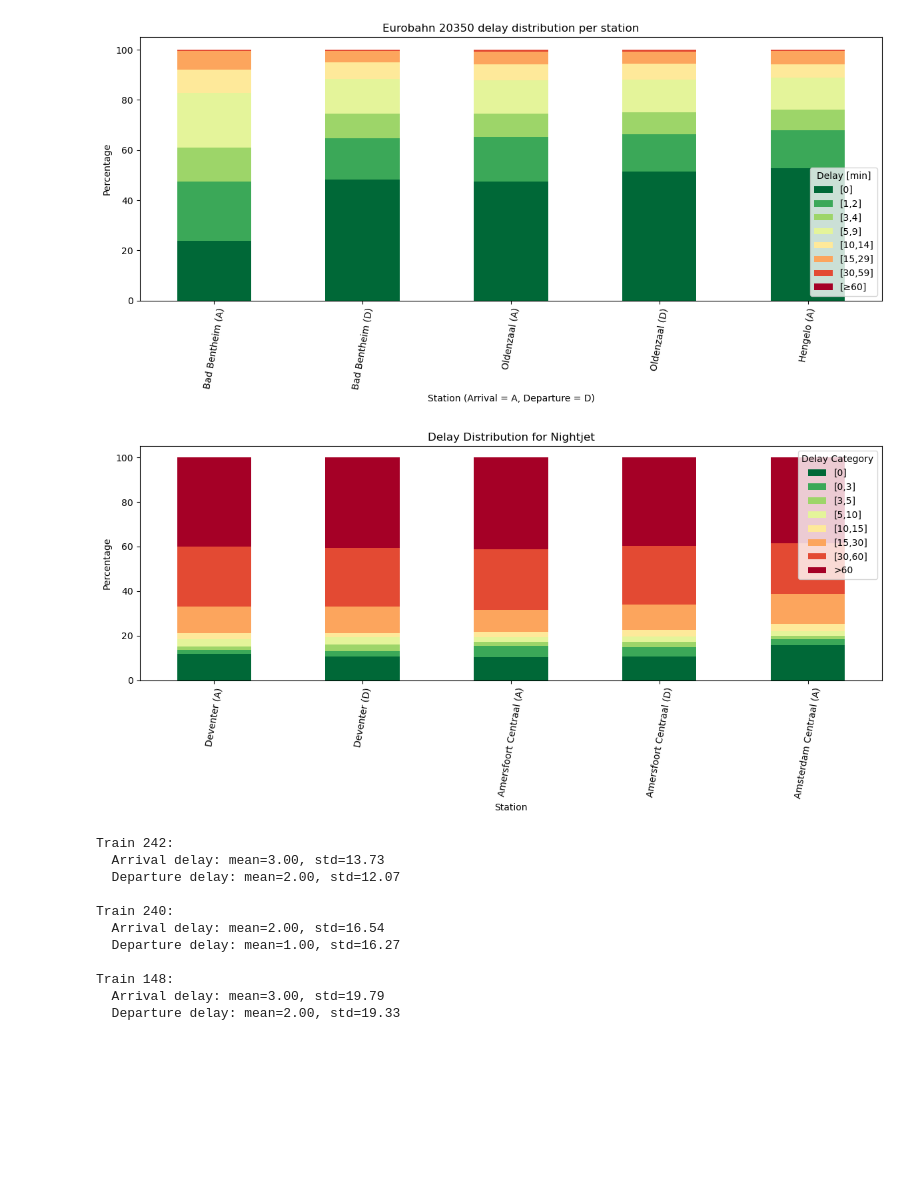
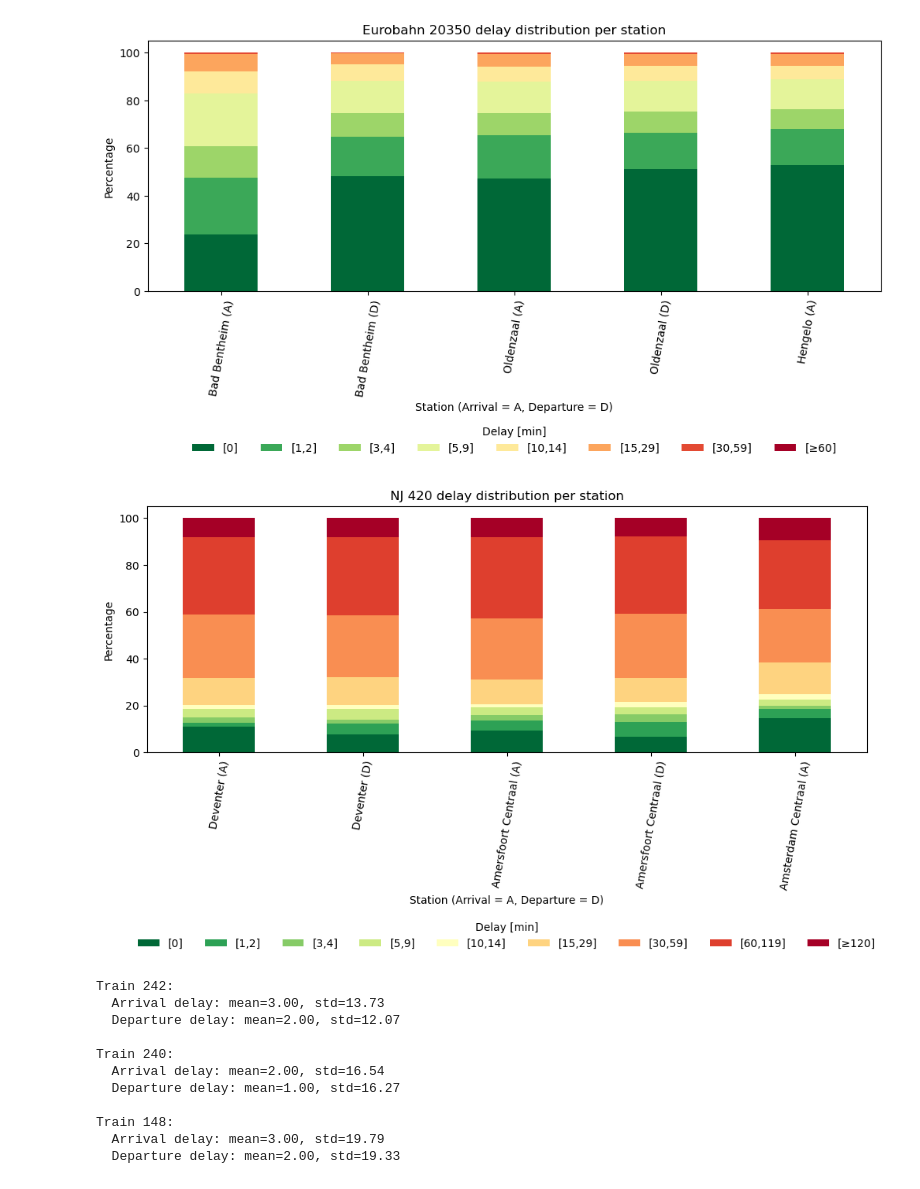
Before and after one commit to NielsvanderRijst/TIL5050-Delayed-ICE, a Jupyter notebook: delay.ipynb, the cells around one changed output. Drawn from its saved outputs; the diff is of its cells as text; code cells hidden in the pictures; blank space fills up the shorter version.

```diff
--- a/delay.ipynb
+++ b/delay.ipynb
@@ -5,6 +5,7 @@ import matplotlib.cm as cm
 import numpy as np
 # %%
 df = pd.DataFrame()
+df2023_12 = pd.read_csv("Services/services-2023-12.csv")
 df2024 = pd.read_csv("Services/services-2024.csv")
 df2025_1 = pd.read_csv("Services/services-2025-01.csv")
 df2025_2 = pd.read_csv("Services/services-2025-02.csv")
@@ -17,7 +18,7 @@ df2025_8 = pd.read_csv("Services/services-2025-08.csv")
 df2025_9 = pd.read_csv("Services/services-2025-09.csv")
 df2025_10 = pd.read_csv("Services/services-2025-10.csv")
 
-dataframes_to_add = [df2024, df2025_1, df2025_2, df2025_3, df2025_4, df2025_5, df2025_6, df2025_7, df2025_8, df2025_9, df2025_10]
+dataframes_to_add = [df2023_12, df2024, df2025_1, df2025_2, df2025_3, df2025_4, df2025_5, df2025_6, df2025_7, df2025_8, df2025_9, df2025_10]
 
 for i in dataframes_to_add:
     df = pd.concat([df, i], ignore_index=True)
@@ -141,55 +157,70 @@ df_long['Station_Type'] = df_long['Stop:Station name'] + ' ' + df_long['Type']
 # Bijvoorbeeld handmatig: Station1_dep, Station2_arr, Station2_dep, ...
 station_order = [
     'Bielefeld Hbf (D)',
     'Bünde (Westf) (A)', 'Bünde (Westf) (D)',
     'Osnabrück Hbf (A)', 'Osnabrück Hbf (D)',
     'Rheine (A)', 'Rheine (D)',
     'Bad Bentheim (A)',
     'Bad Bentheim (D)',
     'Oldenzaal (A)', 'Oldenzaal (D)',
     'Hengelo (A)',
     # 'Hengelo (D)',
     # 'Deventer (A)', 'Deventer (D)', 'Apeldoorn (A)', 'Apeldoorn (D)',
     # 'Amersfoort Centraal (A)', 'Amersfoort Centraal (D)', 'Amsterdam Centraal (A)'
 ]
 # Filter zodat alleen stations die in de data zitten worden meegenomen
 station_order = [s for s in station_order if s in df_long['Station_Type'].unique()]
 
 # Zet de index in de gewenste volgorde
 station_delay = pd.crosstab(df_long['Station_Type'], df_long['Delay category'])
 station_delay_percent = station_delay.div(station_delay.sum(axis=1), axis=0) * 100
 station_delay_percent = station_delay_percent.loc[station_order]
 
 cmap = cm.get_cmap('RdYlGn_r', len(labels))
 colors = [cmap(i) for i in range(cmap.N)]
 
 # 4. Plot gestapelde staafdiagram
-station_delay_percent.plot(kind='bar', stacked=True, figsize=(12,6), color=colors)
+ax = station_delay_percent.plot(
+    kind='bar',
+    stacked=True,
+    figsize=(12, 6),
+    color=colors,
+    legend=False
+)
 
-plt.ylabel('Percentage')
-plt.xlabel('Station (Arrival = A, Departure = D)')
-plt.title(f'Eurobahn 20350 delay distribution per station')
-plt.legend(title='Delay [min]')
+ax.set_ylabel('Percentage')
+ax.set_xlabel('Station (Arrival = A, Departure = D)')
+ax.set_title('Eurobahn 20350 delay distribution per station')
 plt.xticks(rotation=80)
-plt.tight_layout()
-plt.savefig(f'RB61_delay_distribution_per_station.png')
+
+# Place legend below the plot
+ax.legend(
+    title='Delay [min]',
+    loc='upper center',
+    bbox_to_anchor=(0.5, -0.5),
+    ncol=len(labels),
+    frameon=False
+)
+
+plt.subplots_adjust(bottom=0.35)
+plt.savefig('Eurobahn_delay_distribution_NL2.png', bbox_inches='tight')
 plt.show()
 # %% [output]
-[figure, old version]
+[figure, new version]
 # %%
 train_number = 420
 df_train = df[df["Service:Train number"] == train_number]
 df_train = df_train[df_train["Service:Partly cancelled"] == False]
 df_train.head(50)
 
-bins = [-1, 1, 3, 5, 10, 15, 30, 60, float('inf')]
-labels = ['[0]', '[0,3]', '[3,5]', '[5,10]', '[10,15]', '[15,30]', '[30,60]', '>60']
+bins = [-1, 0.9, 2, 4, 9, 14, 29, 59, 119, float('inf')]
+labels = ['[0]', '[1,2]', '[3,4]', '[5,9]', '[10,14]', '[15,29]', '[30,59]', '[60,119]', '[≥120]']
 
 # Arrival delay
 df_arrival = df_train[['Stop:Station name', 'Stop:Arrival delay', 'Stop:Arrival time']].copy()
 df_arrival.rename(columns={'Stop:Arrival delay': 'Delay', 'Stop:Arrival time': 'Time'}, inplace=True)
 df_arrival['Type'] = '(A)'
-df_arrival['Delay category'] = pd.cut(df_arrival['Delay'], bins=bins, labels=labels)
+df_arrival['Delay category'] = pd.cut(df_arrival['Delay'], bins=bins, labels=labels, right=True)
 
 # Departure delay
 df_departure = df_train[['Stop:Station name', 'Stop:Departure delay', 'Stop:Departure time']].copy()
@@ -221,18 +252,33 @@ cmap = cm.get_cmap('RdYlGn_r', len(labels))
 colors = [cmap(i) for i in range(cmap.N)]
 
 # 4. Plot gestapelde staafdiagram
-station_delay_percent.plot(kind='bar', stacked=True, figsize=(12,6), color=colors)
+ax = station_delay_percent.plot(
+    kind='bar',
+    stacked=True,
+    figsize=(12, 6),
+    color=colors,
+    legend=False
+)
 
-plt.ylabel('Percentage')
-plt.xlabel('Station')
-plt.title(f'Delay Distribution for Nightjet')
-plt.legend(title='Delay Category')
+ax.set_ylabel('Percentage')
+ax.set_xlabel('Station (Arrival = A, Departure = D)')
+ax.set_title('NJ 420 delay distribution per station')
 plt.xticks(rotation=80)
-plt.tight_layout()
-plt.savefig(f'complete_delay_distribution_nightjet_if_driven.png')
+
+# Place legend below the plot
+ax.legend(
+    title='Delay [min]',
+    loc='upper center',
+    bbox_to_anchor=(0.5, -0.65),
+    ncol=len(labels),
+    frameon=False
+)
+
+plt.subplots_adjust(bottom=0.35)
+plt.savefig('Nightjet_delay_distribution_NL2.png', bbox_inches='tight')
 plt.show()
 # %% [output]
-[figure, old version]
+[figure, new version]
 # %%
 ICE_trains = [242, 240, 148, 146, 144, 142, 140]
 mean_delay_list_A = []
```
Also changed, not shown: parts of 2 cells of this notebook, 15 other files.
